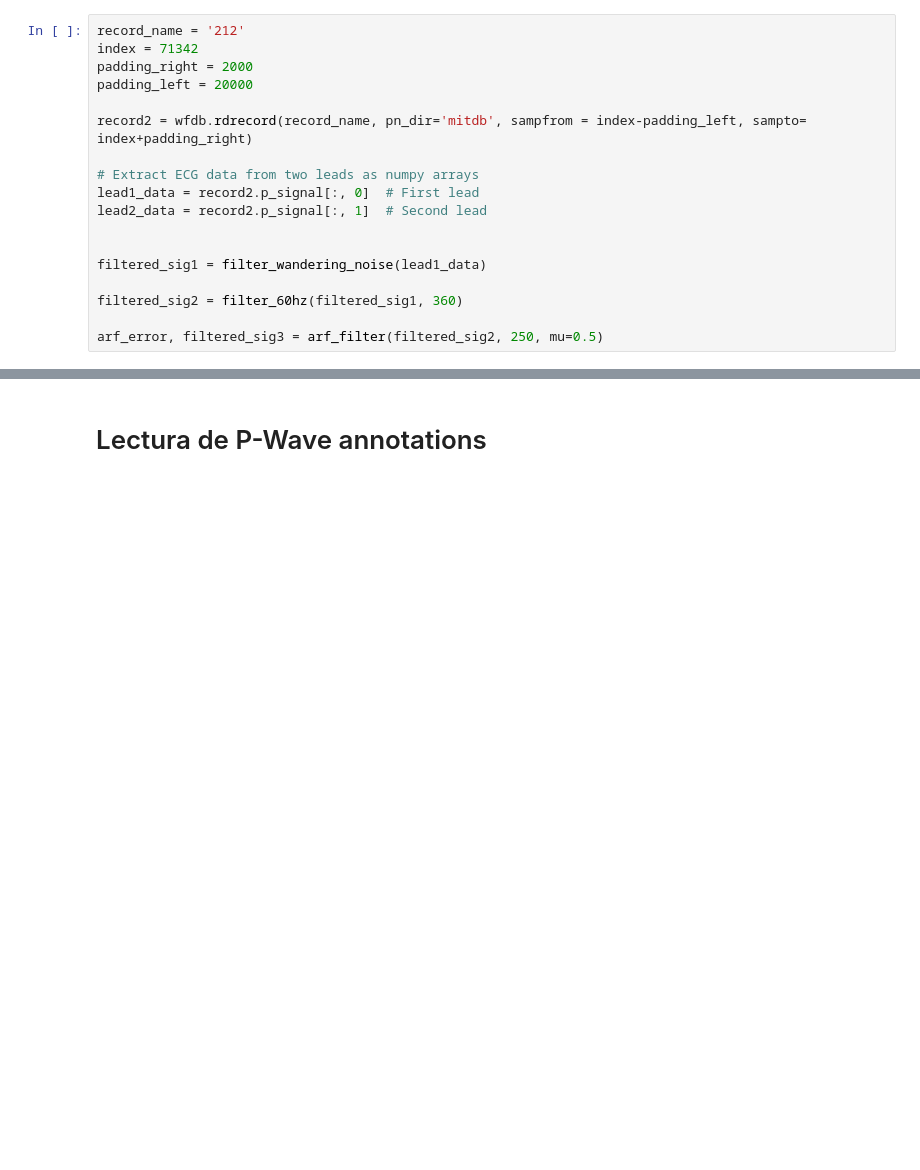
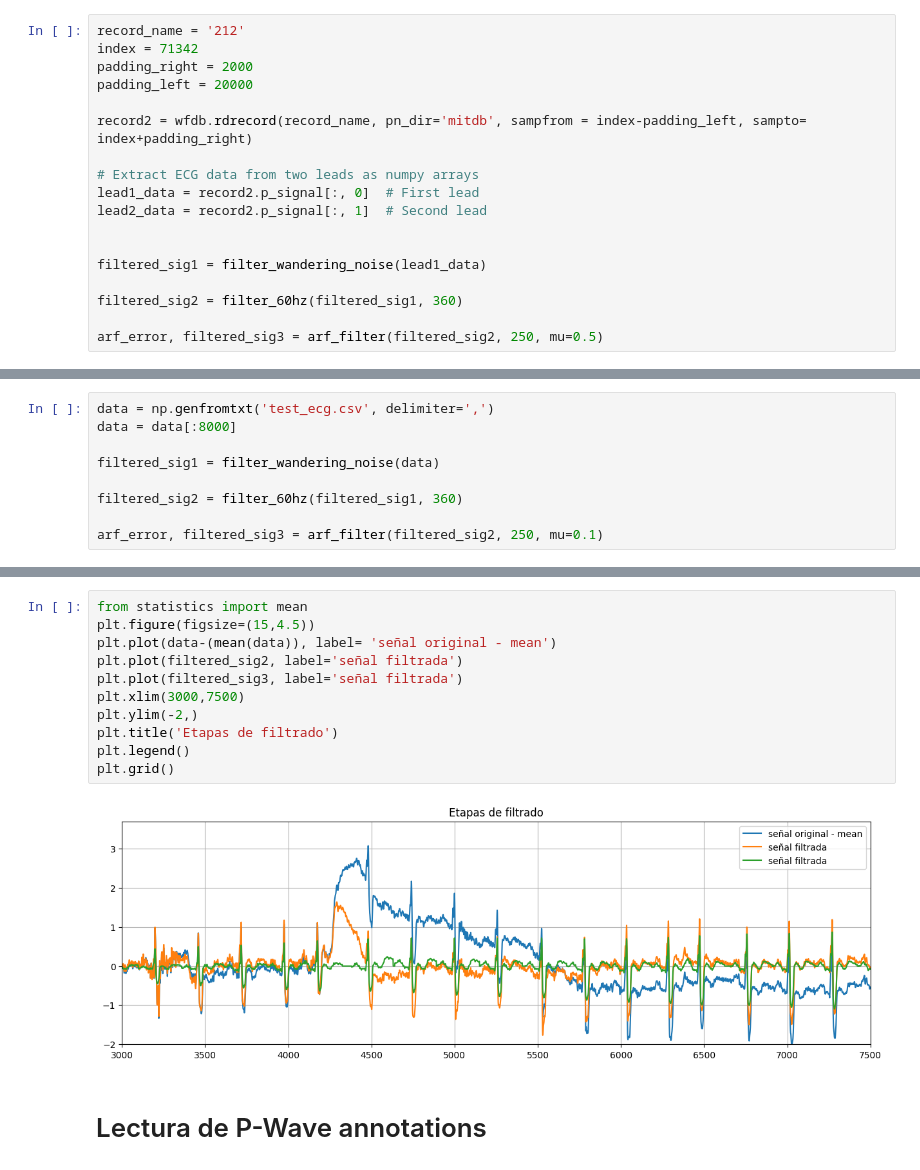
Before and after one commit to JBatRey/Procesamiento-Adaptativo-de-Se-ales-Aleatorias---Proyectos, a Jupyter notebook: opcion1.ipynb, the cells around one changed output, grey strips where cells are left out. Drawn from its saved outputs; the diff is of its cells as text; blank space fills up the shorter version.

```diff
--- a/opcion1.ipynb
+++ b/opcion1.ipynb
@@ -339,0 +199,9 @@ plt.plot(filtered_sig3[4500:6500])
+# %%
+data = np.genfromtxt('test_ecg.csv', delimiter=',')
+data = data[:8000]
+
+filtered_sig1 = filter_wandering_noise(data)
+
+filtered_sig2 = filter_60hz(filtered_sig1, 360)
+
+arf_error, filtered_sig3 = arf_filter(filtered_sig2, 250, mu=0.1)
@@ -340,3 +219,16 @@ plt.plot(filtered_sig3[4500:6500])
+# %%
+from statistics import mean
+plt.figure(figsize=(15,4.5))
+plt.plot(data-(mean(data)), label= 'señal original - mean')
+plt.plot(filtered_sig2, label='señal filtrada')
+plt.plot(filtered_sig3, label='señal filtrada')
+plt.xlim(3000,7500)
+plt.ylim(-2,)
+plt.title('Etapas de filtrado')
+plt.legend()
+plt.grid()
+# %% [output]
+[figure, added]
 # %% [markdown]
 # Lectura de P-Wave annotations
 # %%
```
Also changed, not shown: parts of 32 cells of this notebook, 1 other file.
